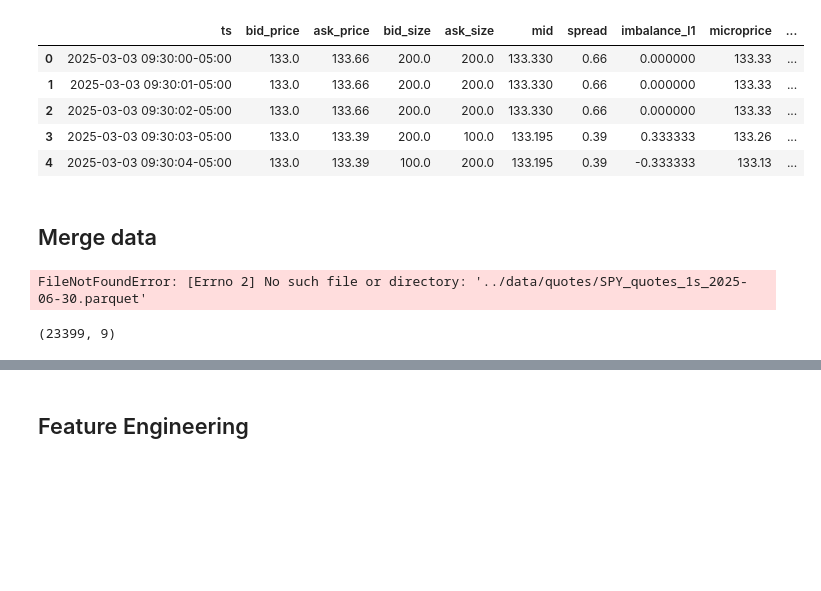
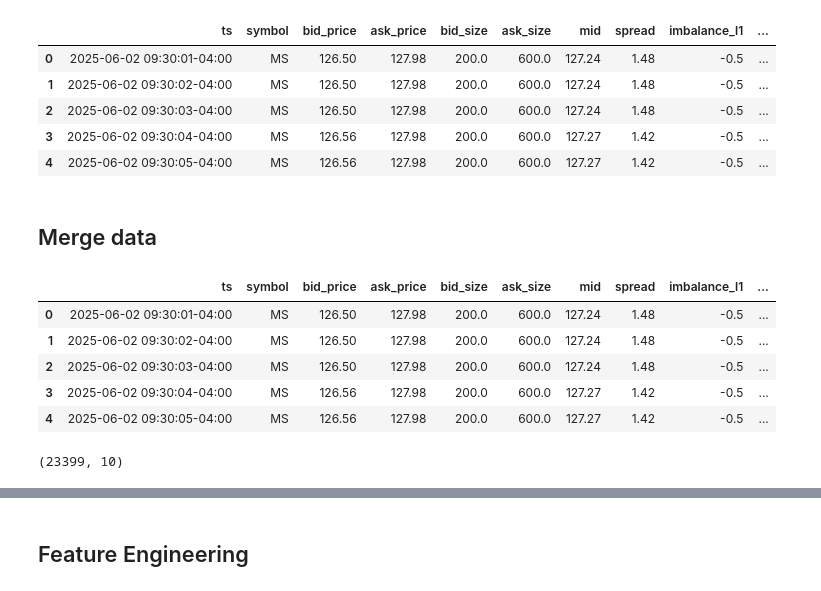
Before and after one commit to choijaewon959/Microstructure-driven-alpha-engine, a Jupyter notebook: analysis/anlaysis.ipynb, the cells around one changed output, grey strips where cells are left out. Cells and saved outputs as stored; diff of their text form; code cells hidden in the pictures; blank space fills up the shorter version.

```diff
--- a/analysis/anlaysis.ipynb
+++ b/analysis/anlaysis.ipynb
@@ -6,19 +6,19 @@ from pathlib import Path
 # %%
 BASE = Path("../data")
 
 ticker = "MS"
-date = '2025-03-03'
+date = '2025-06-02'
 
-quotes_fp_gs = BASE / "quotes" / f"{ticker}_quotes_1s_{date}.parquet"
-q = pd.read_parquet(quotes_fp_gs)
+quotes_fp_ms = BASE / "quotes" / f"{ticker}_quotes_1s_{date}.parquet"
+q = pd.read_parquet(quotes_fp_ms)
 q.head()
 # %% [output]
-|  | ts | bid_price | ask_price | bid_size | ask_size | mid | spread | imbalance_l1 | microprice | ... |
-| 0 | 2025-03-03 09:30:00-05:00 | 133.0 | 133.66 | 200.0 | 200.0 | 133.330 | 0.66 | 0.000000 | 133.33 | ... |
-| 1 | 2025-03-03 09:30:01-05:00 | 133.0 | 133.66 | 200.0 | 200.0 | 133.330 | 0.66 | 0.000000 | 133.33 | ... |
-| 2 | 2025-03-03 09:30:02-05:00 | 133.0 | 133.66 | 200.0 | 200.0 | 133.330 | 0.66 | 0.000000 | 133.33 | ... |
-| 3 | 2025-03-03 09:30:03-05:00 | 133.0 | 133.39 | 200.0 | 100.0 | 133.195 | 0.39 | 0.333333 | 133.26 | ... |
-| 4 | 2025-03-03 09:30:04-05:00 | 133.0 | 133.39 | 100.0 | 200.0 | 133.195 | 0.39 | -0.333333 | 133.13 | ... |
+|  | ts | symbol | bid_price | ask_price | bid_size | ask_size | mid | spread | imbalance_l1 | ... |
+| 0 | 2025-06-02 09:30:01-04:00 | MS | 126.50 | 127.98 | 200.0 | 600.0 | 127.24 | 1.48 | -0.5 | ... |
+| 1 | 2025-06-02 09:30:02-04:00 | MS | 126.50 | 127.98 | 200.0 | 600.0 | 127.24 | 1.48 | -0.5 | ... |
+| 2 | 2025-06-02 09:30:03-04:00 | MS | 126.50 | 127.98 | 200.0 | 600.0 | 127.24 | 1.48 | -0.5 | ... |
+| 3 | 2025-06-02 09:30:04-04:00 | MS | 126.56 | 127.98 | 200.0 | 600.0 | 127.27 | 1.42 | -0.5 | ... |
+| 4 | 2025-06-02 09:30:05-04:00 | MS | 126.56 | 127.98 | 200.0 | 600.0 | 127.27 | 1.42 | -0.5 | ... |
 # %% [markdown]
 ## Merge data
 # %%
@@ -33,13 +33,18 @@ trades_fp_gs = BASE / "trades" / f"{ticker}_trades_1s_{date}.parquet"
 # %%
-q = pd.read_parquet(quotes_fp_gs)
+q = pd.read_parquet(quotes_fp_ms)
 q.head()
 # %% [output]
-FileNotFoundError: [Errno 2] No such file or directory: '../data/quotes/SPY_quotes_1s_2025-06-30.parquet'
+|  | ts | symbol | bid_price | ask_price | bid_size | ask_size | mid | spread | imbalance_l1 | ... |
+| 0 | 2025-06-02 09:30:01-04:00 | MS | 126.50 | 127.98 | 200.0 | 600.0 | 127.24 | 1.48 | -0.5 | ... |
+| 1 | 2025-06-02 09:30:02-04:00 | MS | 126.50 | 127.98 | 200.0 | 600.0 | 127.24 | 1.48 | -0.5 | ... |
+| 2 | 2025-06-02 09:30:03-04:00 | MS | 126.50 | 127.98 | 200.0 | 600.0 | 127.24 | 1.48 | -0.5 | ... |
+| 3 | 2025-06-02 09:30:04-04:00 | MS | 126.56 | 127.98 | 200.0 | 600.0 | 127.27 | 1.42 | -0.5 | ... |
+| 4 | 2025-06-02 09:30:05-04:00 | MS | 126.56 | 127.98 | 200.0 | 600.0 | 127.27 | 1.42 | -0.5 | ... |
 # %%
-q = pd.read_parquet(quotes_fp_gs).set_index('ts').add_prefix("q_")
+q = pd.read_parquet(quotes_fp_ms).set_index('ts').add_prefix("q_")
 q.shape
 # %% [output]
-(23399, 9)
+(23399, 10)
 # %%
 q.head()
 # %% [output]
```
Also changed, not shown: parts of 36 cells of this notebook.
